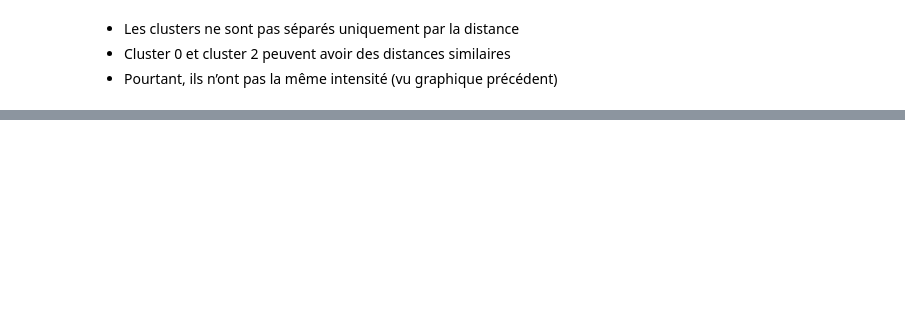
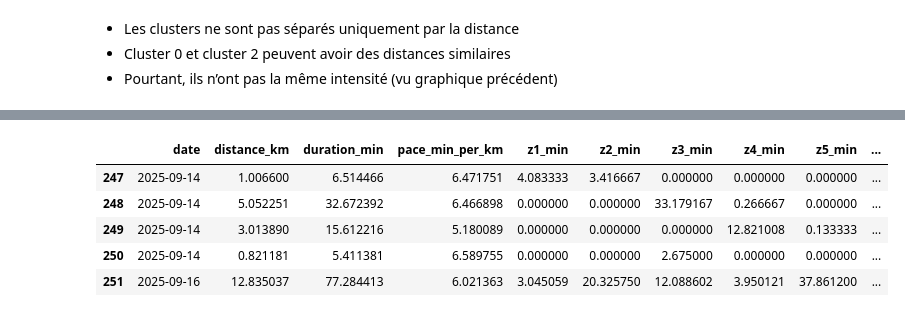
Before and after one commit to albanecoiffe/health-data-coach, a Jupyter notebook: HealthCoachBackend/notebook.ipynb, the cells around one changed output, grey strips where cells are left out. Drawn from its saved outputs; the diff is of its cells as text; code cells hidden in the pictures; blank space fills up the shorter version.

```diff
--- a/HealthCoachBackend/notebook.ipynb
+++ b/HealthCoachBackend/notebook.ipynb
@@ -541,0 +400,15 @@ plt.show()
+# %%
+# 1 - Ajouter la semaine "week_start" aux séances sessions_filt
+# Pour chaque séance, on prend sa date, la convertis en semaine calendaire, récupères le début de cette semaine
+sessions_filt["week_start"] = (
+    sessions_filt["date"].dt.to_period("W").apply(lambda r: r.start_time)
+)
+
+sessions_filt.head()
+# %% [output]
+|  | date | distance_km | duration_min | pace_min_per_km | z1_min | z2_min | z3_min | z4_min | z5_min | ... |
+| 247 | 2025-09-14 | 1.006600 | 6.514466 | 6.471751 | 4.083333 | 3.416667 | 0.000000 | 0.000000 | 0.000000 | ... |
+| 248 | 2025-09-14 | 5.052251 | 32.672392 | 6.466898 | 0.000000 | 0.000000 | 33.179167 | 0.266667 | 0.000000 | ... |
+| 249 | 2025-09-14 | 3.013890 | 15.612216 | 5.180089 | 0.000000 | 0.000000 | 0.000000 | 12.821008 | 0.133333 | ... |
+| 250 | 2025-09-14 | 0.821181 | 5.411381 | 6.589755 | 0.000000 | 0.000000 | 2.675000 | 0.000000 | 0.000000 | ... |
+| 251 | 2025-09-16 | 12.835037 | 77.284413 | 6.021363 | 3.045059 | 20.325750 | 12.088602 | 3.950121 | 37.861200 | ... |
```
Also changed, not shown: parts of 57 cells of this notebook.
